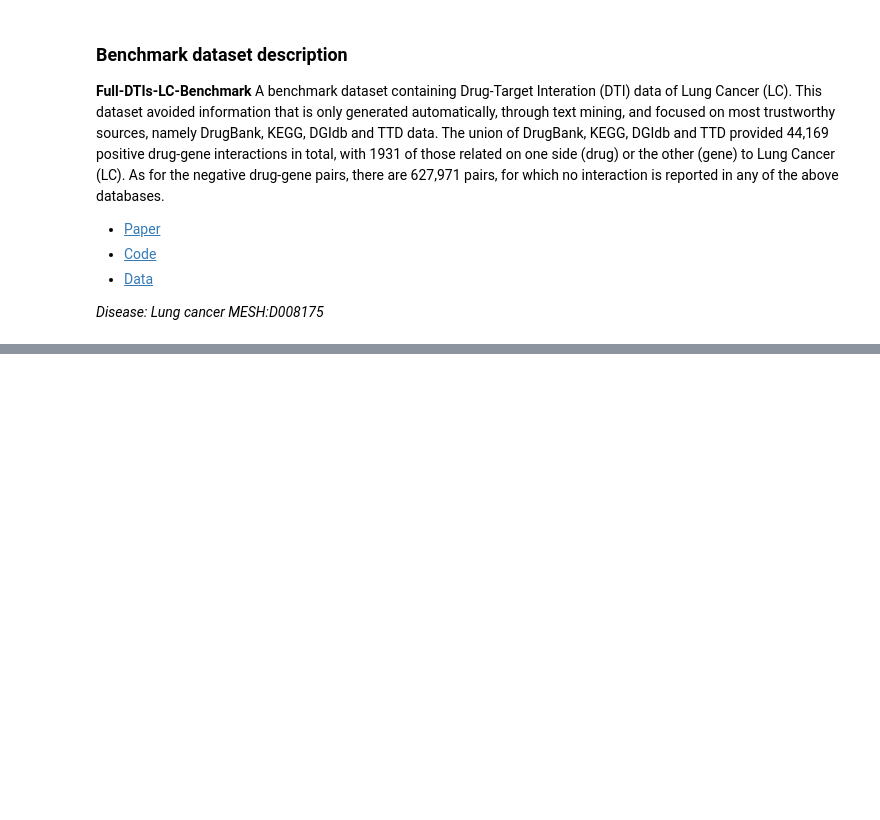
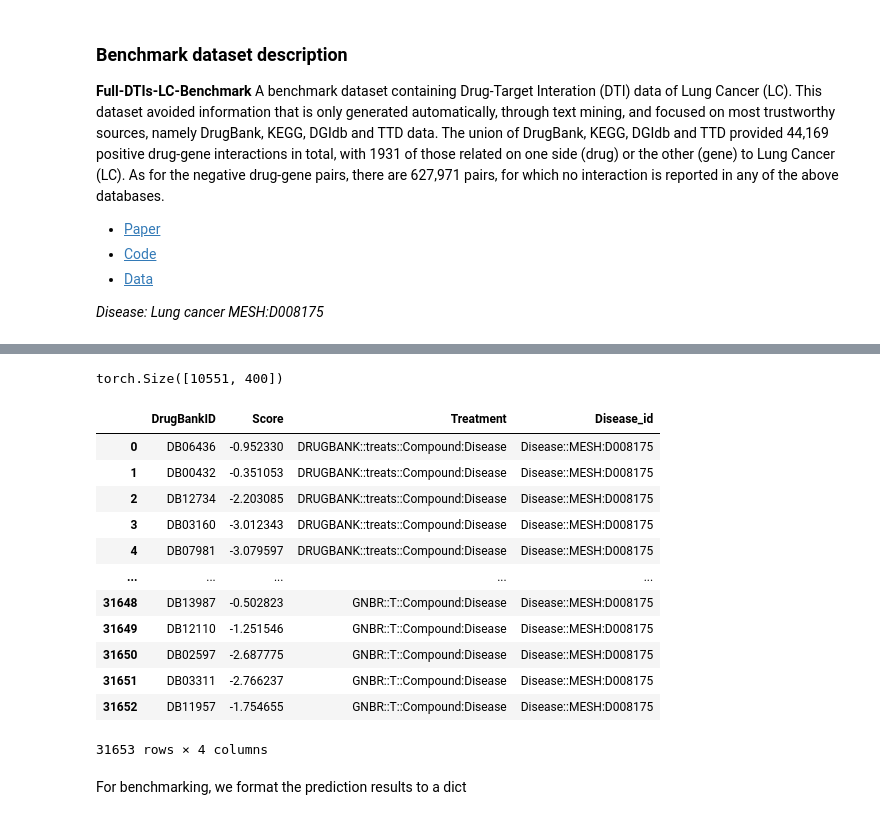
Before and after one commit to open-prophetdb/biomedgps-data, a Jupyter notebook: benchmarks/benchmark.ipynb, the cells around one changed output, grey strips where cells are left out. Cells and saved outputs as stored; diff of their text form; code cells hidden in the pictures; blank space fills up the shorter version.

```diff
--- a/benchmarks/benchmark.ipynb
+++ b/benchmarks/benchmark.ipynb
@@ -38,0 +129,68 @@ lc.evaluate({})
+# %%
+# Load embeddings
+drug_ids = torch.tensor(drug_ids).long()
+disease_ids = torch.tensor(disease_ids).long()
+treatment_rid = torch.tensor(treatment_rid)
+
+drug_emb = torch.tensor(entity_emb[drug_ids])
+treatment_embs = [torch.tensor(rel_emb[rid]) for rid in treatment_rid]
+
+print(drug_emb.size())
+# %% [output]
+torch.Size([10551, 400])
+# %%
+import torch.nn.functional as fn
+
+gamma=12.0
+def transE_l2(head, rel, tail):
+    score = head + rel - tail
+    return gamma - torch.norm(score, p=2, dim=-1)
+
+scores_per_disease = []
+dids = []
+for rid in range(len(treatment_embs)):
+    treatment_emb=treatment_embs[rid]
+    for disease_id in disease_ids:
+        disease_emb = entity_emb[disease_id]
+        score = fn.logsigmoid(transE_l2(drug_emb, treatment_emb, disease_emb))
+        scores_per_disease.append(score)
+        dids.append(drug_ids)
+scores = torch.cat(scores_per_disease)
+dids = torch.cat(dids)
+
+# sort scores in decending order
+idx = torch.flip(torch.argsort(scores), dims=[0])
+scores = scores[idx].numpy()
+dids = dids[idx].numpy()
+
+results = []
+for rid in range(len(treatment_embs)):
+    treatment_emb=treatment_embs[rid]
+    for disease_id in disease_ids:
+        disease_emb = entity_emb[disease_id]
+        score = fn.logsigmoid(transE_l2(drug_emb, treatment_emb, disease_emb))
+        for i in range(len(score)):
+            results.append([
+                entity_id_map[int(drug_ids[i])].split('::')[-1],
+                float(score[i]),
+                treatments[rid],
+                entity_id_map[int(disease_id)]
+            ])
+results = pd.DataFrame(results, columns=['DrugBankID', 'Score', 'Treatment', 'Disease_id'])
+results
+# %% [output]
+|  | DrugBankID | Score | Treatment | Disease_id |
+| 0 | DB06436 | -0.952330 | DRUGBANK::treats::Compound:Disease | Disease::MESH:D008175 |
+| 1 | DB00432 | -0.351053 | DRUGBANK::treats::Compound:Disease | Disease::MESH:D008175 |
+| 2 | DB12734 | -2.203085 | DRUGBANK::treats::Compound:Disease | Disease::MESH:D008175 |
+| 3 | DB03160 | -3.012343 | DRUGBANK::treats::Compound:Disease | Disease::MESH:D008175 |
+| 4 | DB07981 | -3.079597 | DRUGBANK::treats::Compound:Disease | Disease::MESH:D008175 |
+| ... | ... | ... | ... | ... |
+| 31648 | DB13987 | -0.502823 | GNBR::T::Compound:Disease | Disease::MESH:D008175 |
+| 31649 | DB12110 | -1.251546 | GNBR::T::Compound:Disease | Disease::MESH:D008175 |
+| 31650 | DB02597 | -2.687775 | GNBR::T::Compound:Disease | Disease::MESH:D008175 |
+| 31651 | DB03311 | -2.766237 | GNBR::T::Compound:Disease | Disease::MESH:D008175 |
+| 31652 | DB11957 | -1.754655 | GNBR::T::Compound:Disease | Disease::MESH:D008175 |
+31653 rows × 4 columns
+# %% [markdown]
+For benchmarking, we format the prediction results to a dict
```
Also changed, not shown: parts of 10 cells of this notebook, 2 other files.
